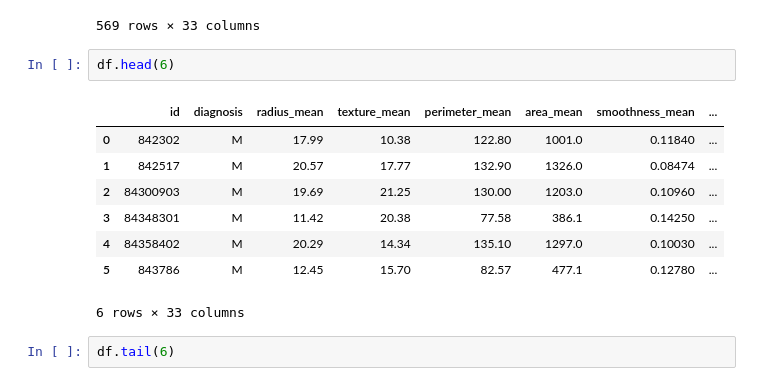
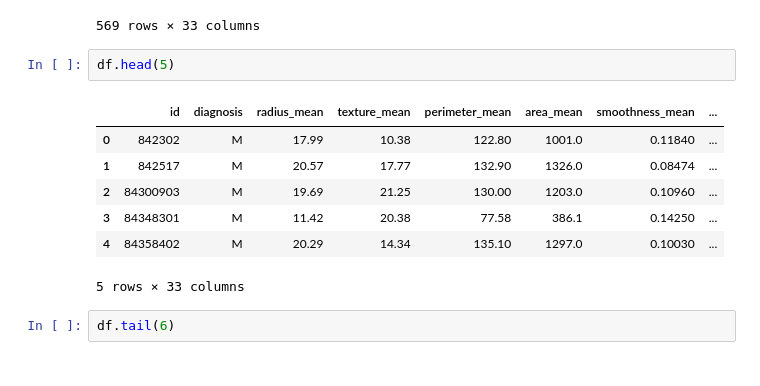
Before and after one commit to Mamtajangra/breast_cancer, a Jupyter notebook: breast_cancer.ipynb, the cells around one changed output. Drawn from its saved outputs; the diff is of its cells as text.

```diff
--- a/breast_cancer.ipynb
+++ b/breast_cancer.ipynb
@@ -21,16 +21,15 @@ df
 | 568 | 92751 | B | 7.76 | 24.54 | 47.92 | 181.0 | 0.05263 | ... |
 569 rows × 33 columns
 # %%
-df.head(6)
+df.head(5)
 # %% [output]
 |  | id | diagnosis | radius_mean | texture_mean | perimeter_mean | area_mean | smoothness_mean | ... |
 | 0 | 842302 | M | 17.99 | 10.38 | 122.80 | 1001.0 | 0.11840 | ... |
 | 1 | 842517 | M | 20.57 | 17.77 | 132.90 | 1326.0 | 0.08474 | ... |
 | 2 | 84300903 | M | 19.69 | 21.25 | 130.00 | 1203.0 | 0.10960 | ... |
 | 3 | 84348301 | M | 11.42 | 20.38 | 77.58 | 386.1 | 0.14250 | ... |
 | 4 | 84358402 | M | 20.29 | 14.34 | 135.10 | 1297.0 | 0.10030 | ... |
-| 5 | 843786 | M | 12.45 | 15.70 | 82.57 | 477.1 | 0.12780 | ... |
-6 rows × 33 columns
+5 rows × 33 columns
 # %%
 df.tail(6)
 # %% [output]
```
Also changed, not shown: parts of 1 cell of this notebook.
